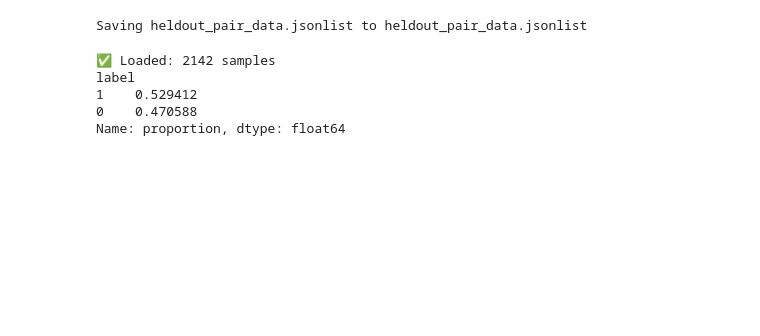
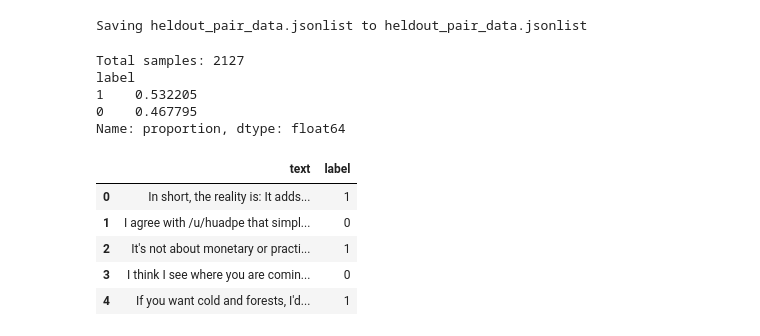
Before and after one commit to Avichay3/final_project_eyal, a Jupyter notebook: RoberTa_final_project.ipynb, the cells around one changed output. Cells and saved outputs as stored; diff of their text form; code cells hidden in the pictures; blank space fills up the shorter version.

```diff
--- a/RoberTa_final_project.ipynb
+++ b/RoberTa_final_project.ipynb
@@ -16,32 +16,38 @@ Saving heldout_pair_data.jsonlist to heldout_pair_data.jsonlist
 # %%
 import json, pandas as pd, re
 
+def clean_text(t):
+    t = re.sub(r"http\S+|\[.*?\]\(.*?\)", "", t)
+    t = re.sub(r"\\n", " ", t)
+    return re.sub(r"\s+", " ", t).strip()
+
 path = "heldout_pair_data.jsonlist"
+data = []
 
-def clean_text(t):
-    t = re.sub(r'\n+', ' ', t)
-    t = re.sub(r'\s+', ' ', t)
-    t = re.sub(r'http\S+', '', t)
-    t = re.sub(r'\[.*?\]\(.*?\)', '', t)  # הסרת markdown
-    return t.strip()
-
-data = []
 with open(path, "r", encoding="utf-8") as f:
     for line in f:
         obj = json.loads(line)
-        for group, label in [("positive", 1), ("negative", 0)]:
-            if group in obj and "comments" in obj[group]:
-                for c in obj[group]["comments"]:
-                    text = clean_text(c.get("body", ""))
-                    if text:
-                        data.append({"text": text, "label": label})
+        for grp, label in [("positive", 1), ("negative", 0)]:
+            if grp in obj and "comments" in obj[grp]:
+                for c in obj[grp]["comments"]:
+                    txt = clean_text(c.get("body", ""))
+
+                    if len(txt.split()) > 15:
+                        data.append({"text": txt, "label": label})
 
 df = pd.DataFrame(data)
-print("✅ Loaded:", len(df), "samples")
+print("Total samples:", len(df))
 print(df["label"].value_counts(normalize=True))
+df.head()
 # %% [output]
-✅ Loaded: 2142 samples
+Total samples: 2127
 label
-1    0.529412
-0    0.470588
+1    0.532205
+0    0.467795
 Name: proportion, dtype: float64
+|  | text | label |
+| 0 | In short, the reality is: It adds... | 1 |
+| 1 | I agree with /u/huadpe that simpl... | 0 |
+| 2 | It's not about monetary or practi... | 1 |
+| 3 | I think I see where you are comin... | 0 |
+| 4 | If you want cold and forests, I'd... | 1 |
```
Also changed, not shown: parts of 6 cells of this notebook.
